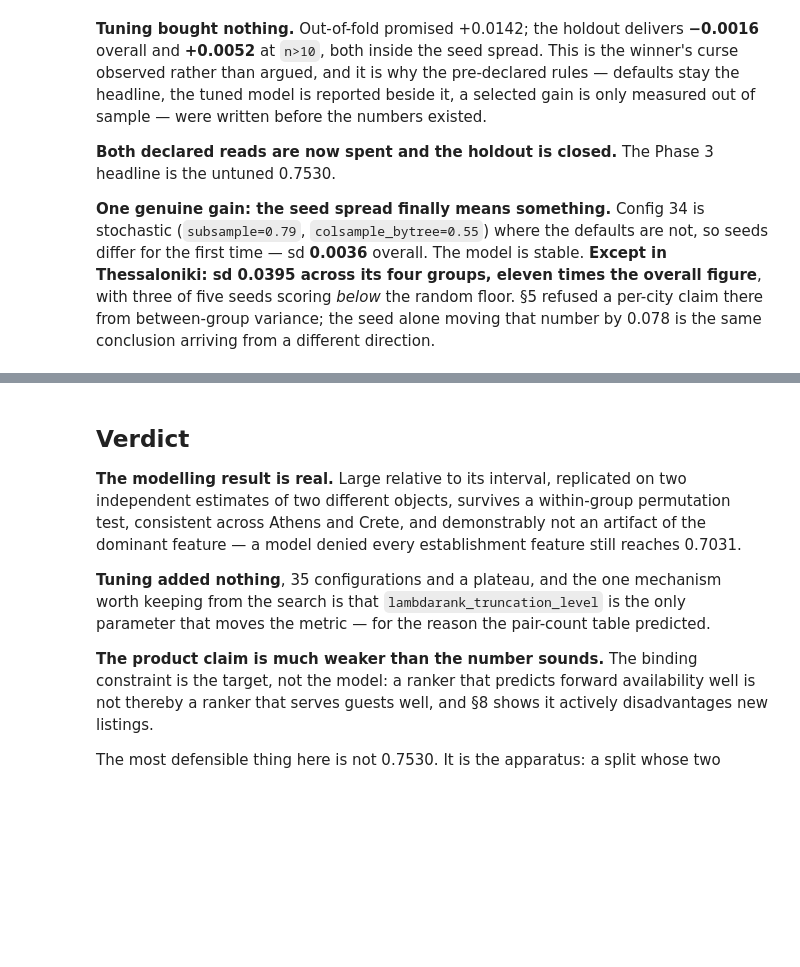
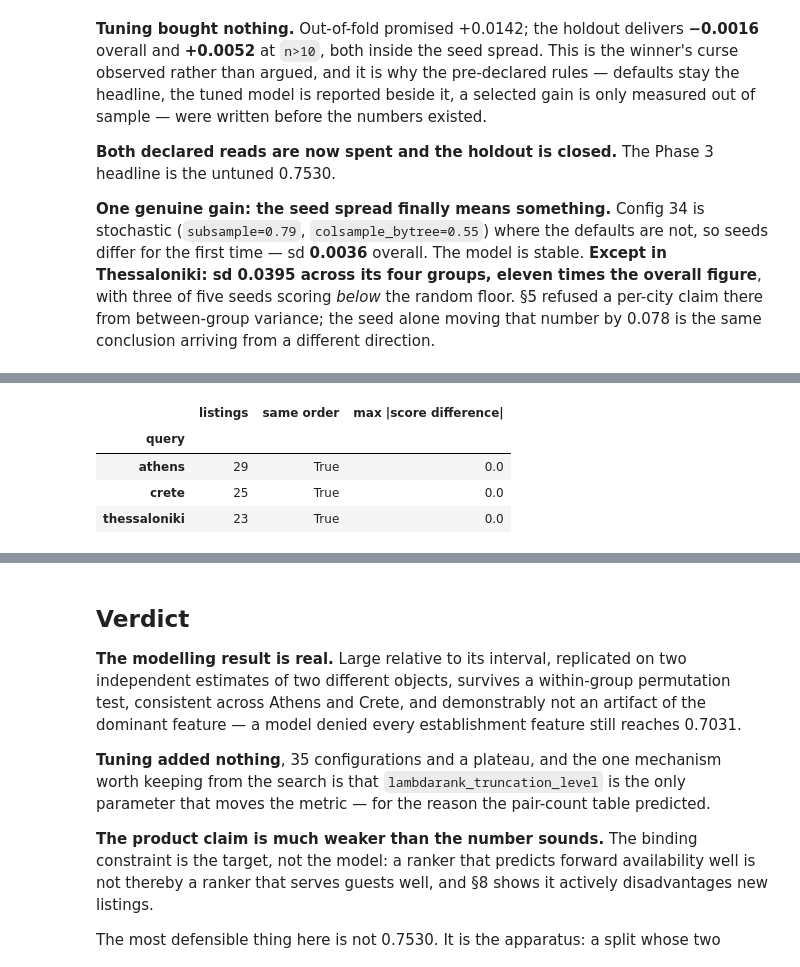
Before and after one commit to ntinasf/rental-ranking, a Jupyter notebook: notebooks/04_evaluation.ipynb, the cells around one changed output, grey strips where cells are left out. Cells and saved outputs as stored; diff of their text form; code cells hidden in the pictures; blank space fills up the shorter version.

```diff
--- a/notebooks/04_evaluation.ipynb
+++ b/notebooks/04_evaluation.ipynb
@@ -1027,0 +1048,36 @@ alone moving that number by 0.078 is the same conclusion arriving from a differe
+# %%
+import json
+
+from rental_ranking.cloud import demo
+from rental_ranking.data.paths import ENDPOINT_DEMO_DIR, SERVING_BUNDLE_DIR
+
+features = json.loads((SERVING_BUNDLE_DIR / "serving_metadata.json").read_text())["features"]
+
+parity = []
+for name, spec in demo.DEMO_QUERIES.items():
+    listings = demo.group_listings(spec["query_group"])
+    payload = demo.build_payload(listings, features)
+
+    live = json.loads((ENDPOINT_DEMO_DIR / f"response_{name}.json").read_text())
+    local = demo.score_locally(payload)
+
+    live_scores = {row["id"]: row["score"] for row in live["ranked"]}
+    local_scores = {row["id"]: row["score"] for row in local["ranked"]}
+    parity.append(
+        {
+            "query": name,
+            "listings": live["n_listings"],
+            "same order": [r["id"] for r in live["ranked"]] == [r["id"] for r in local["ranked"]],
+            "max |score difference|": max(
+                abs(live_scores[i] - local_scores[i]) for i in live_scores
+            ),
+        }
+    )
+
+pd.DataFrame(parity).set_index("query")
+# %% [output]
+|  | listings | same order | max |score difference| |
+| query |  |  |  |
+| athens | 29 | True | 0.0 |
+| crete | 25 | True | 0.0 |
+| thessaloniki | 23 | True | 0.0 |
```
Also changed, not shown: parts of 10 cells of this notebook, 9 other files.
